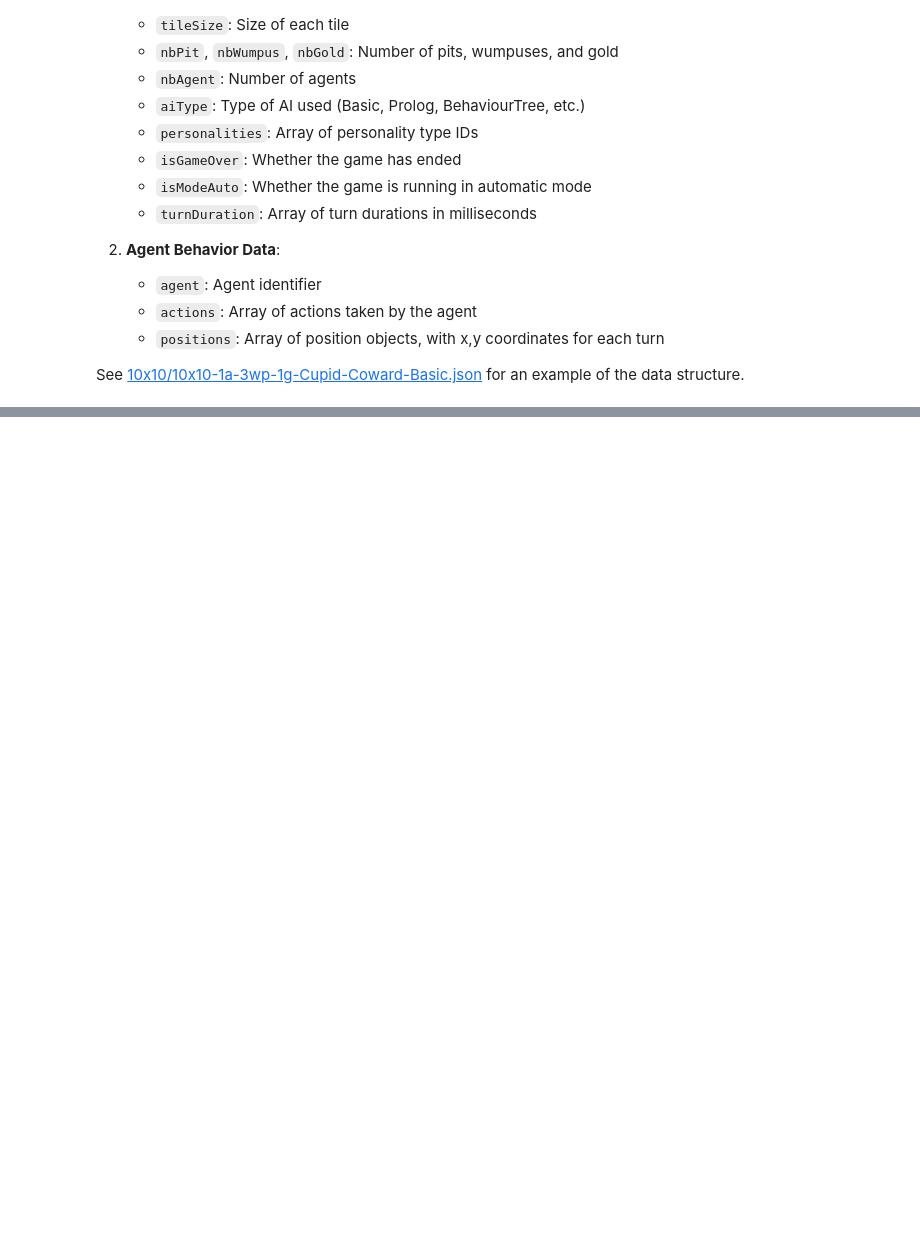
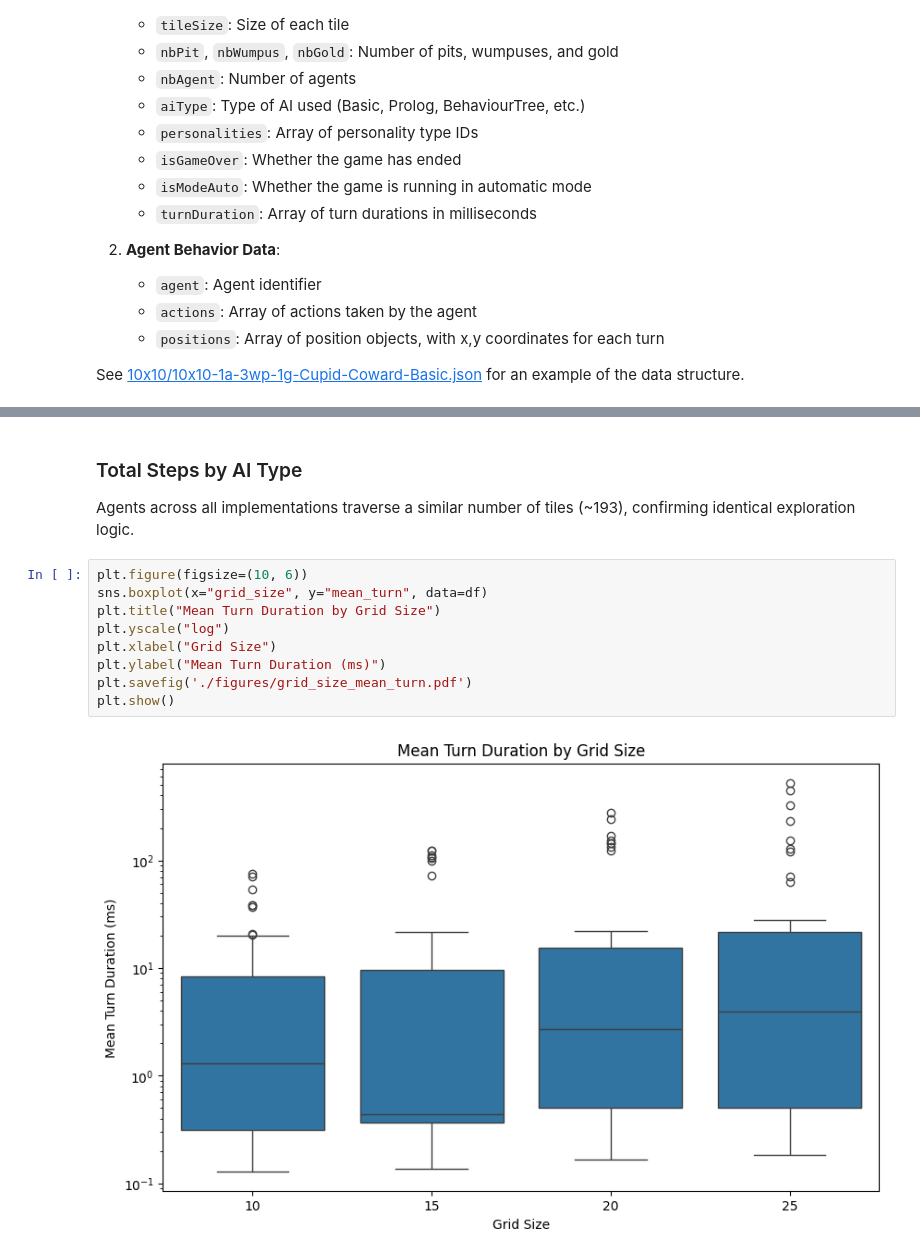
Before and after one commit to lapeyrade/WumpusWorld, a Jupyter notebook: data/data_analysis.ipynb, the cells around one changed output, grey strips where cells are left out. Saved outputs shown, nothing was run; the diff lists cells and outputs as text; blank space fills up the shorter version.

```diff
--- a/data/data_analysis.ipynb
+++ b/data/data_analysis.ipynb
@@ -509,0 +297,14 @@ Ascetic-Coward      41.52    15475.05 293.73           0.36
+# %% [markdown]
+### Total Steps by AI Type
+Agents across all implementations traverse a similar number of tiles (~193), confirming identical exploration logic.
+# %%
+plt.figure(figsize=(10, 6))
+sns.boxplot(x="grid_size", y="mean_turn", data=df)
+plt.title("Mean Turn Duration by Grid Size")
+plt.yscale("log")
+plt.xlabel("Grid Size")
+plt.ylabel("Mean Turn Duration (ms)")
+plt.savefig('./figures/grid_size_mean_turn.pdf')
+plt.show()
+# %% [output]
+[figure, added]
```
Also changed, not shown: parts of 24 cells of this notebook, 11 other files.
